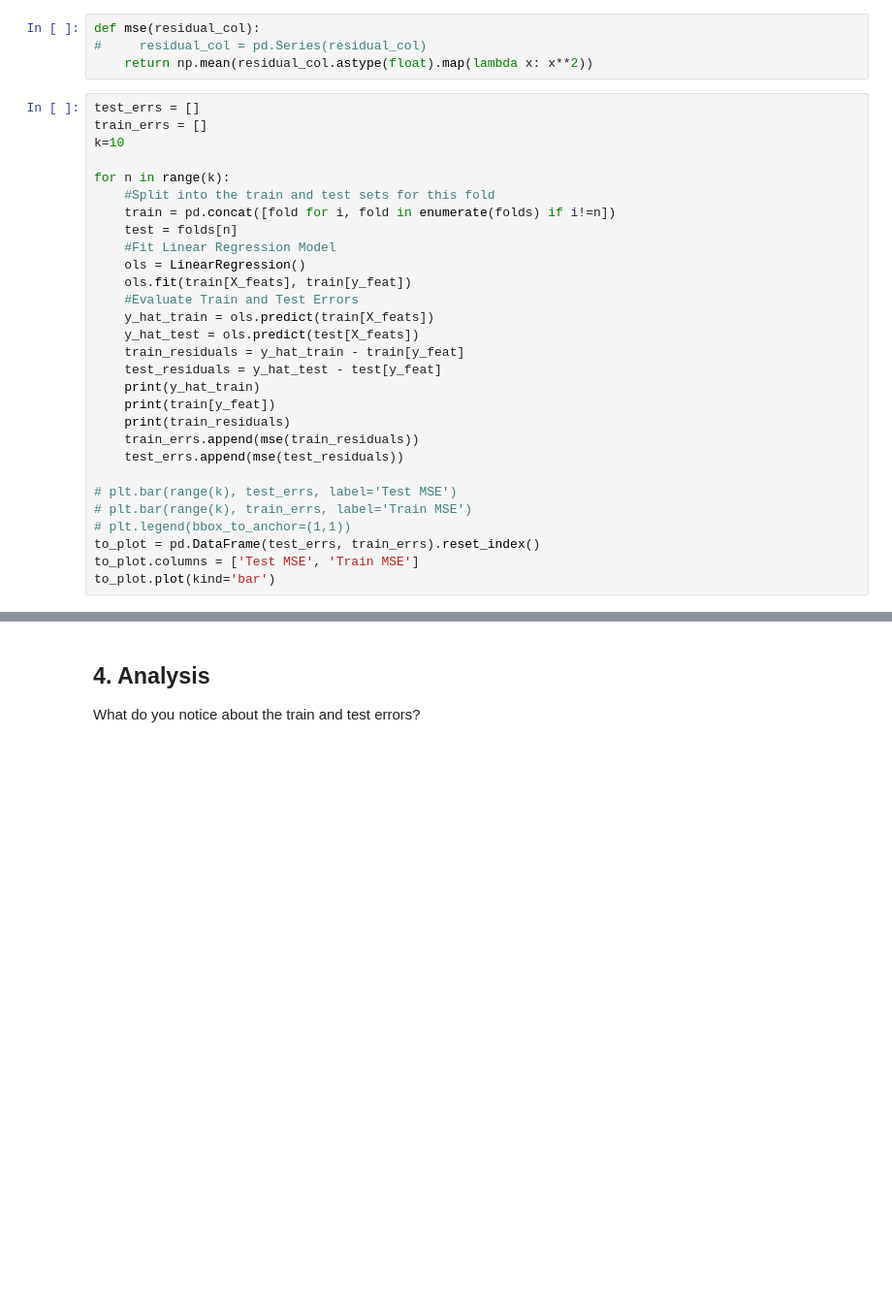
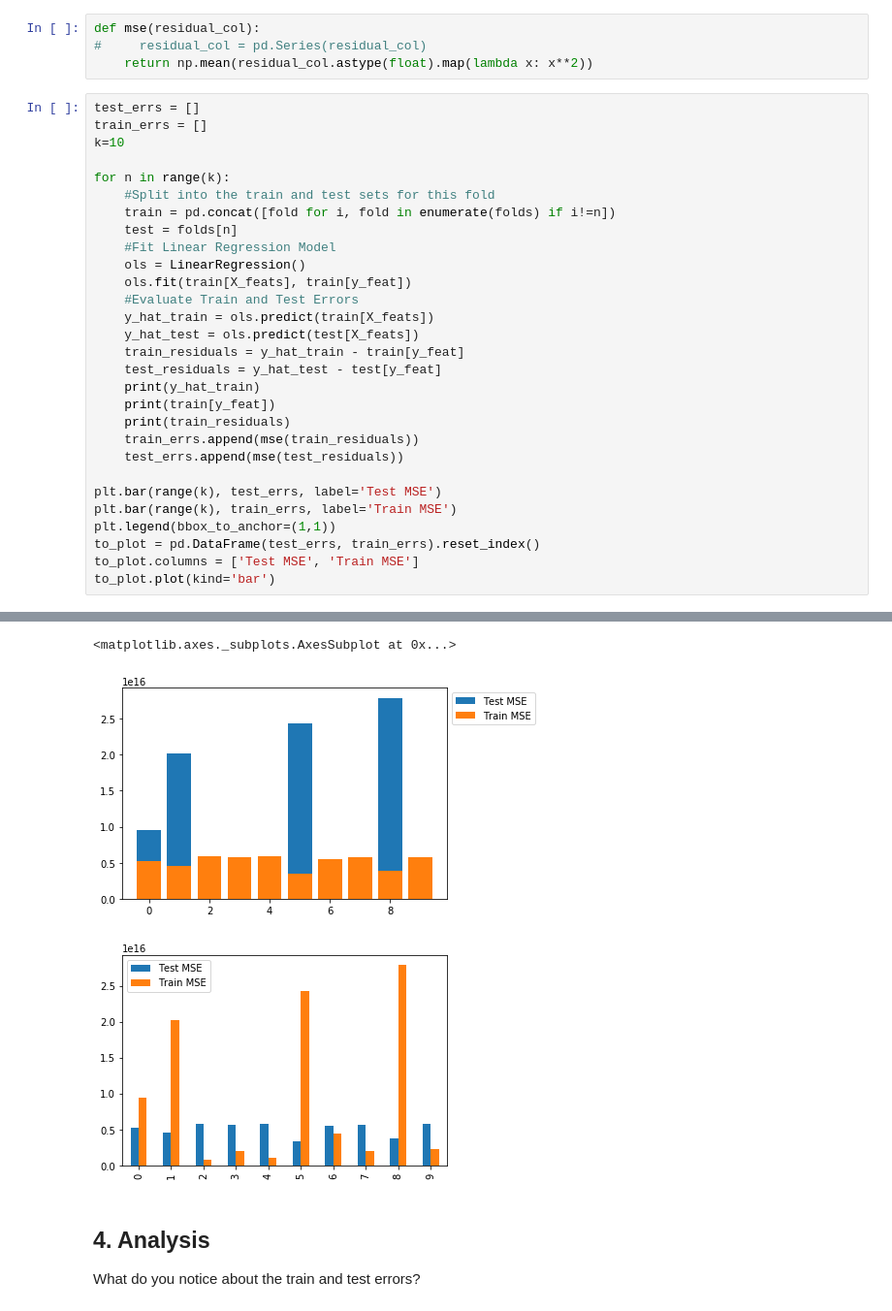
Before and after one commit to Ran-Tokman/ds-cross-validation-kfolds-nyc-ds-career-031119, a Jupyter notebook: index.ipynb, the cells around one changed output, grey strips where cells are left out. Shown at 97% size. Drawn from its saved outputs; the diff is of its cells as text; blank space fills up the shorter version.

```diff
--- a/index.ipynb
+++ b/index.ipynb
@@ -113,9 +113,10 @@ for n in range(k):
     train_errs.append(mse(train_residuals))
     test_errs.append(mse(test_residuals))
 
-# plt.bar(range(k), test_errs, label='Test MSE')
-# plt.bar(range(k), train_errs, label='Train MSE')
-# plt.legend(bbox_to_anchor=(1,1))
+plt.bar(range(k), test_errs, label='Test MSE')
+plt.bar(range(k), train_errs, label='Train MSE')
+plt.legend(bbox_to_anchor=(1,1))
 to_plot = pd.DataFrame(test_errs, train_errs).reset_index()
 to_plot.columns = ['Test MSE', 'Train MSE']
 to_plot.plot(kind='bar')
+# %% [output]
@@ -122,3 +140,6 @@ to_plot.plot(kind='bar')
+<matplotlib.axes._subplots.AxesSubplot at 0x...>
+[figure, added]
+[figure, added]
 # %% [markdown]
 ## 4. Analysis
 What do you notice about the train and test errors?
```
Also changed, not shown: parts of 1 cell of this notebook.
